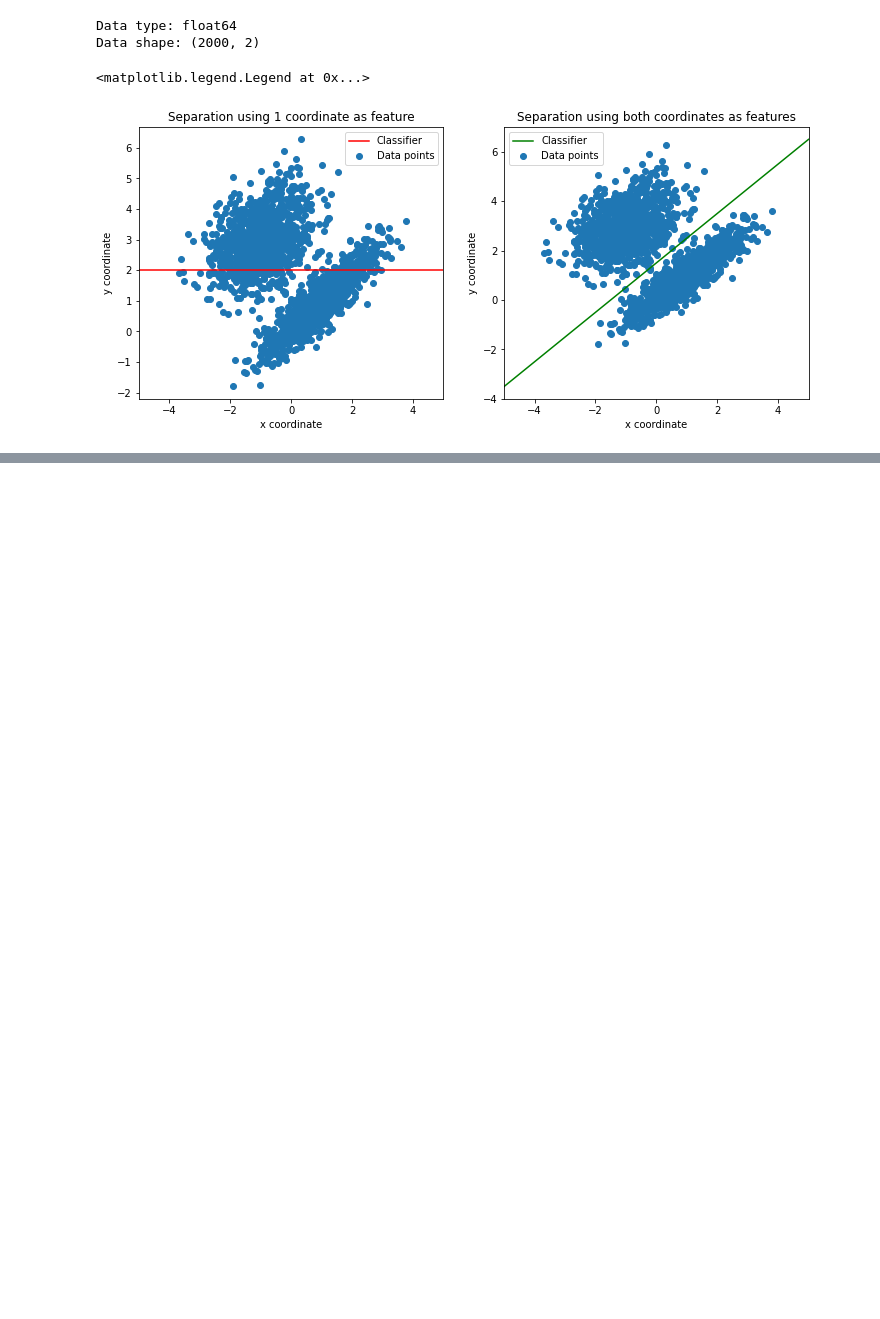
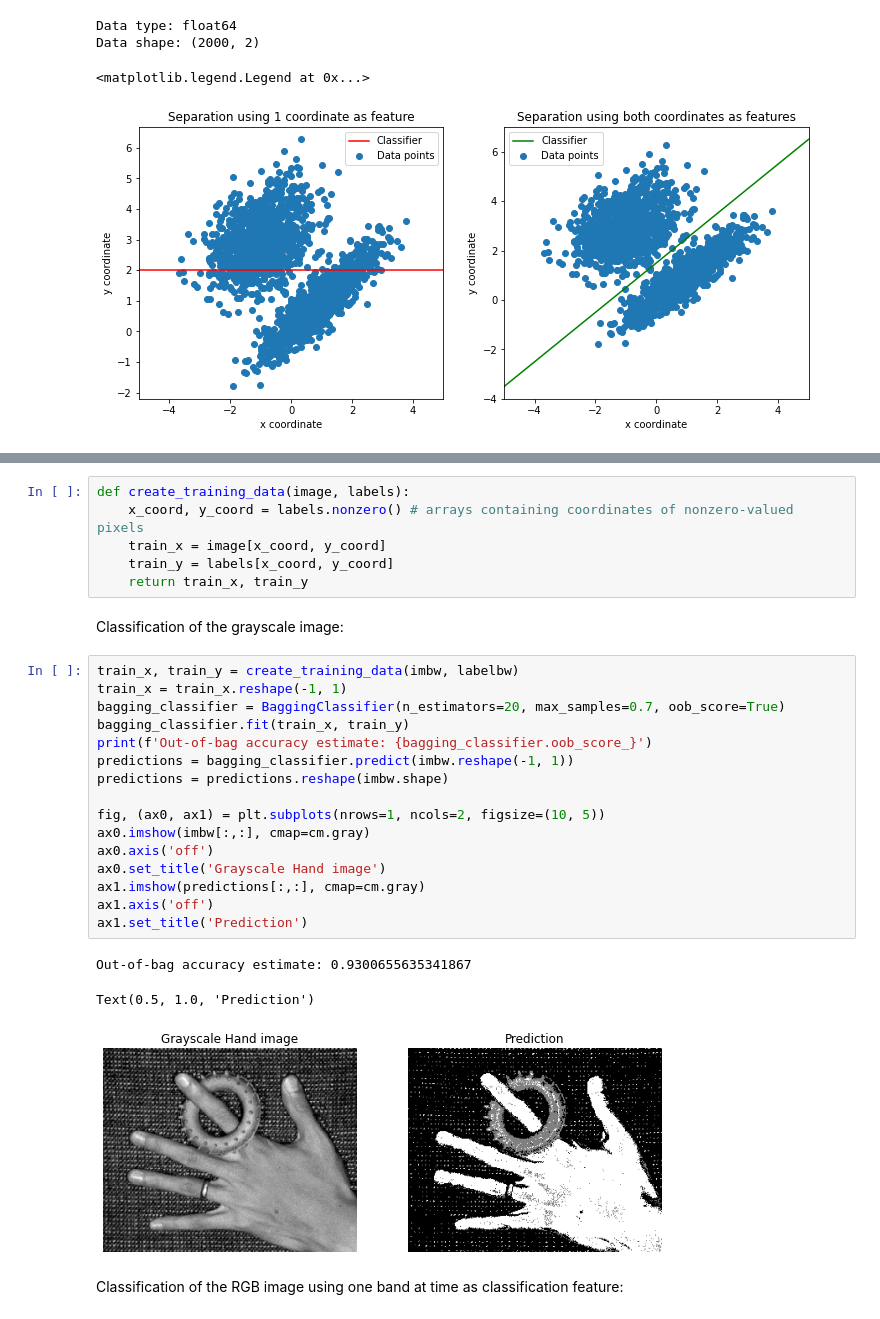
Before and after one commit to MarcelloVendruscolo/Image-Processing, a Jupyter notebook: exercise_4.ipynb, the cells around one changed output, grey strips where cells are left out. Drawn from its saved outputs; the diff is of its cells as text; blank space fills up the shorter version.

```diff
--- a/exercise_4.ipynb
+++ b/exercise_4.ipynb
@@ -63,0 +123,30 @@ Text(0.5, 1.0, 'Classification HandBW.pnm')
+# %%
+def create_training_data(image, labels):
+    x_coord, y_coord = labels.nonzero() # arrays containing coordinates of nonzero-valued pixels
+    train_x = image[x_coord, y_coord]
+    train_y = labels[x_coord, y_coord]
+    return train_x, train_y
+# %% [markdown]
+Classification of the grayscale image:
+# %%
+train_x, train_y = create_training_data(imbw, labelbw)
+train_x = train_x.reshape(-1, 1)
+bagging_classifier = BaggingClassifier(n_estimators=20, max_samples=0.7, oob_score=True)
+bagging_classifier.fit(train_x, train_y)
+print(f'Out-of-bag accuracy estimate: {bagging_classifier.oob_score_}')
+predictions = bagging_classifier.predict(imbw.reshape(-1, 1))
+predictions = predictions.reshape(imbw.shape)
+
+fig, (ax0, ax1) = plt.subplots(nrows=1, ncols=2, figsize=(10, 5))
+ax0.imshow(imbw[:,:], cmap=cm.gray)
+ax0.axis('off')
+ax0.set_title('Grayscale Hand image')
+ax1.imshow(predictions[:,:], cmap=cm.gray)
+ax1.axis('off')
+ax1.set_title('Prediction')
+# %% [output]
+Out-of-bag accuracy estimate: 0.9300655635341867
+Text(0.5, 1.0, 'Prediction')
+[figure, added]
+# %% [markdown]
+Classification of the RGB image using one band at time as classification feature:
```
Also changed, not shown: parts of 8 cells of this notebook.
